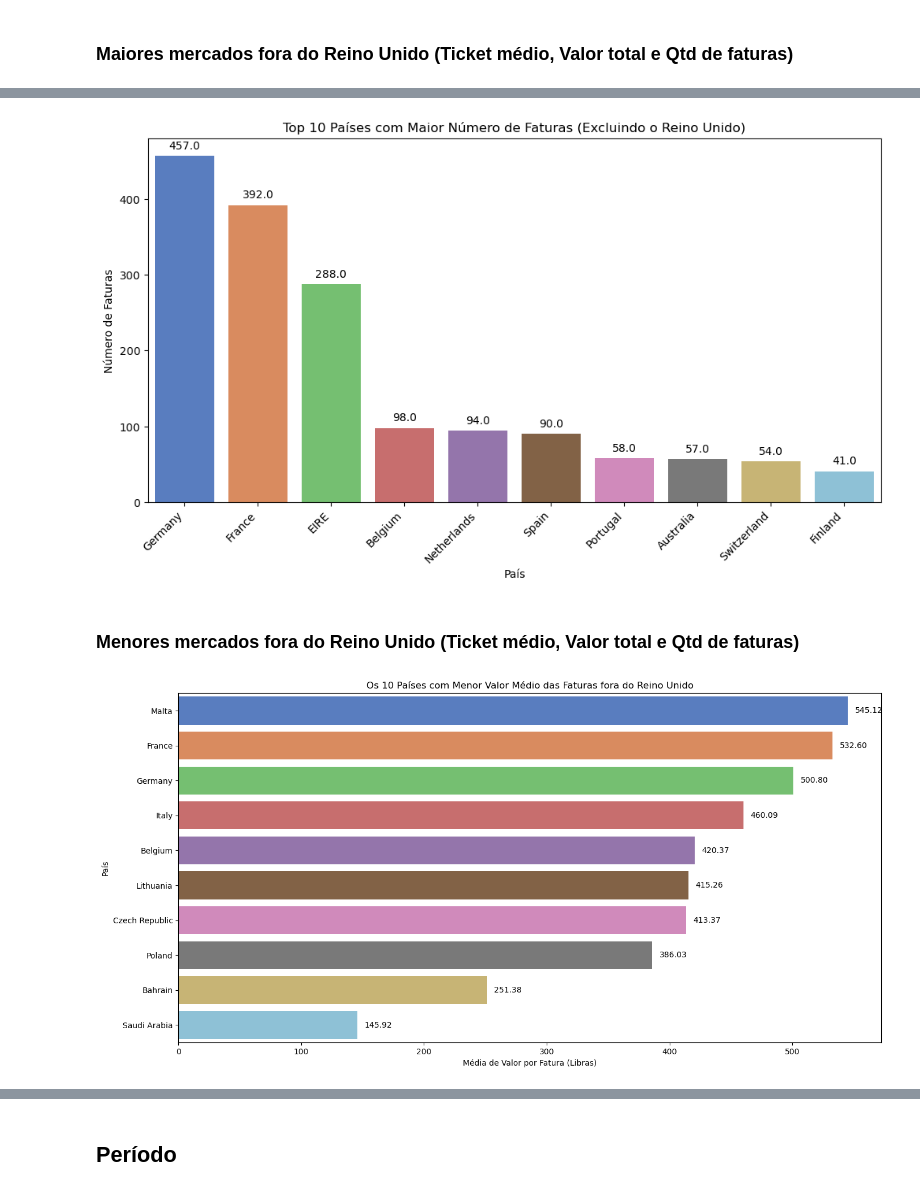
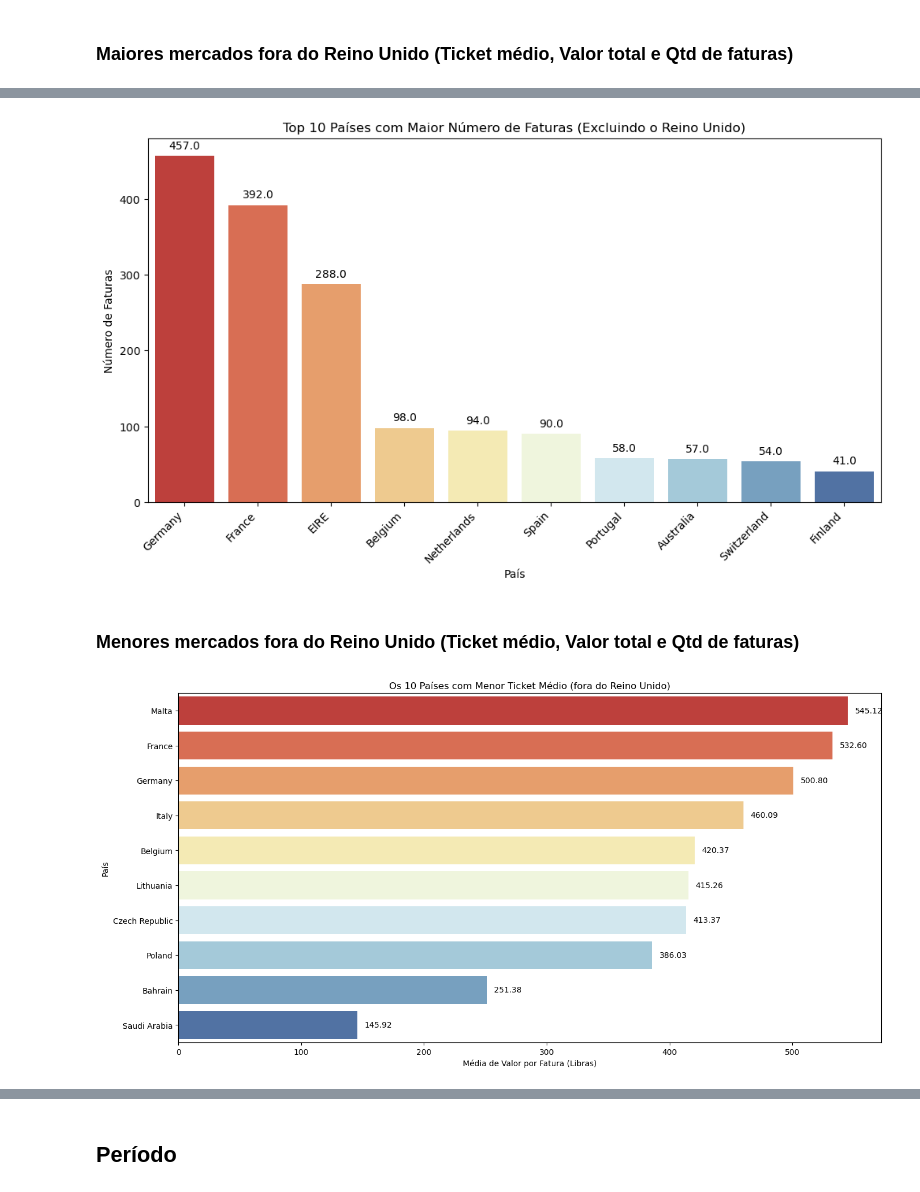
Before and after one commit to thaleswillreis/BI_Analysis-Sales, a Jupyter notebook: analise_de_vendas_2.ipynb, the cells around one changed output, grey strips where cells are left out. Cells and saved outputs as stored; diff of their text form; code cells hidden in the pictures.

Commit message:
Exploratory Data Analysis completed

```diff
--- a/analise_de_vendas_2.ipynb
+++ b/analise_de_vendas_2.ipynb
@@ -76,3 +88,7 @@ vendas.describe()
+# %%
+# Excluindo as linhas onde o valor na coluna 'País' é 'European Community'
+vendas.drop(vendas[vendas['País'] == 'European Community'].index, inplace=True)
+devolvidos.drop(devolvidos[devolvidos['País'] == 'European Community'].index, inplace=True)
 # %% [markdown]
 ## Vendas
 # %% [markdown]
@@ -162,8 +178,8 @@ media_por_pais = vendas.groupby('País')['Valor'].mean().sort_values(ascending=F
 
 # Criando um gráfico de barras usando Seaborn
 plt.figure(figsize=(12, 6))
-ax = sns.barplot(x='País', y='Valor', data=media_por_pais, palette='muted')
-plt.title('Top 10 Países com Maior Média de Valor por Fatura')
+ax = sns.barplot(x='País', y='Valor', data=media_por_pais, palette='RdYlBu')
+plt.title('Top 10 Países com Maior Média de Valor por Fatura (Ticket Médio)')
 plt.xlabel('País')
 plt.ylabel('Média de Valor por Fatura (Libras)')
 plt.xticks(rotation=45, ha='right')
@@ -185,7 +201,7 @@ vendas_sem_uk = vendas[vendas['País'] != 'United Kingdom']
 total_por_pais = vendas_sem_uk.groupby('País')['Valor'].sum().sort_values(ascending=False).head(10).reset_index()
 
 plt.figure(figsize=(12, 6))
-ax = sns.barplot(x='País', y='Valor', data=total_por_pais, palette='muted')
+ax = sns.barplot(x='País', y='Valor', data=total_por_pais, palette='RdYlBu')
 plt.title('Top 10 Países com Maior Valor Total em Vendas (Excluindo o Reino Unido)')
 plt.xlabel('País')
 plt.ylabel('Valor Total de Vendas (Libras)')
@@ -205,7 +221,7 @@ plt.show()
 faturas_por_pais = vendas_sem_uk.groupby('País')['N° da fatura'].nunique().sort_values(ascending=False).head(10).reset_index()
 
 plt.figure(figsize=(12, 6))
-ax = sns.barplot(x='País', y='N° da fatura', data=faturas_por_pais, palette='muted')
+ax = sns.barplot(x='País', y='N° da fatura', data=faturas_por_pais, palette='RdYlBu')
 plt.title('Top 10 Países com Maior Número de Faturas (Excluindo o Reino Unido)')
 plt.xlabel('País')
 plt.ylabel('Número de Faturas')
@@ -220,31 +236,31 @@ for p in ax.patches:
 
 plt.show()
 # %% [output]
-[figure, old version]
+[figure, new version]
 # %% [markdown]
 ### Menores mercados fora do Reino Unido (Ticket médio, Valor total e Qtd de faturas)
 # %%
 # Excluindo 'European Community' e 'United Kingdom' do DataFrame
 vendas_filtradas = vendas[~vendas['País'].isin(['European Community', 'United Kingdom'])]
 
 # Agrupando o DataFrame filtrado por país e calculando a média do valor por fatura
 media_por_pais = vendas_filtradas.groupby('País')['Valor'].mean().sort_values(ascending=False).tail(10).reset_index()
 
 plt.figure(figsize=(16, 8))
-ax = sns.barplot(x='Valor', y='País', data=media_por_pais, palette='muted', orient='h')
-plt.title('Os 10 Países com Menor Valor Médio das Faturas fora do Reino Unido')
+ax = sns.barplot(x='Valor', y='País', data=media_por_pais, palette='RdYlBu', orient='h')
+plt.title('Os 10 Países com Menor Ticket Médio (fora do Reino Unido)')
 plt.xlabel('Média de Valor por Fatura (Libras)')
 plt.ylabel('País')
 
 # Adicionando os valores no final das barras
 for p in ax.patches:
     ax.annotate(format(p.get_width(), '.2f'),
                 (p.get_width(), p.get_y() + p.get_height() / 2.),
                 va='center', xytext=(9, 0), textcoords='offset points')
 
 plt.show()
 # %% [output]
-[figure, old version]
+[figure, new version]
 # %%
 # Agrupando o DataFrame filtrado por país e calculando o valor total em vendas
 total_por_pais = vendas_filtradas.groupby('País')['Valor'].sum().sort_values(ascending=False).tail(10).reset_index()
```
Also changed, not shown: parts of 36 cells of this notebook, 4 other files.
